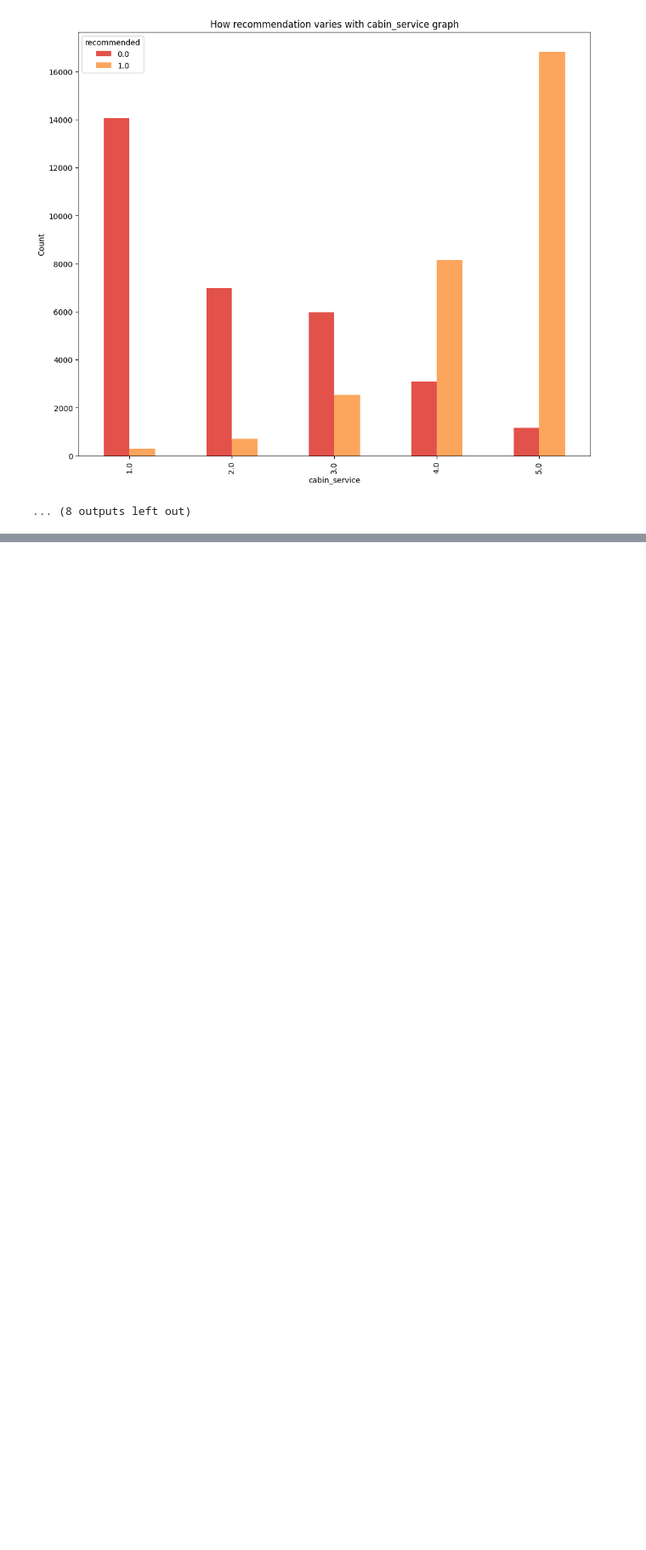
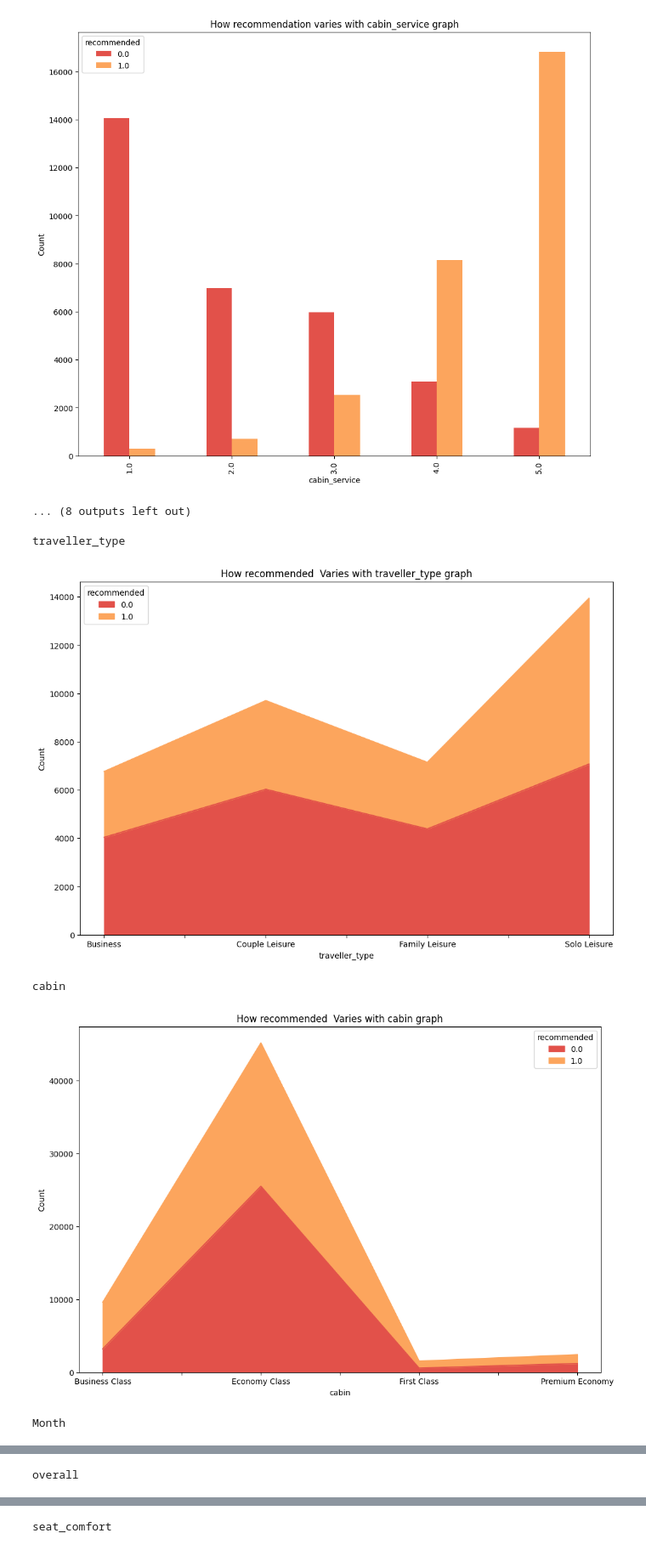
Before and after one commit to Tilak46-R/Airline-Referral-capstone-project-Classification, a Jupyter notebook: Airline_Referral_capstone_project_Classification.ipynb, the cells around one changed output, grey strips where cells are left out. Shown at 85% size. Drawn from its saved outputs; the diff is of its cells as text; code cells hidden in the pictures; blank space fills up the shorter version.

```diff
--- a/Airline_Referral_capstone_project_Classification.ipynb
+++ b/Airline_Referral_capstone_project_Classification.ipynb
@@ -533,3 +533,17 @@ seat_comfort
 cabin_service
 [figure]
 ... (8 outputs left out)
+# %%
+for feature in new_feature:
+  print(feature)
+  airline_data.groupby([feature])['recommended'].value_counts().unstack().plot(kind = 'area', figsize =(12,8))
+  plt.title(f'How recommended  Varies with {feature} graph')
+  plt.xlabel(feature)
+  plt.ylabel('Count')
+  plt.show()
+# %% [output]
+traveller_type
+[figure, added]
+cabin
+[figure, added]
+Month
@@ -535,0 +551 @@ cabin_service
+overall
@@ -535,0 +553 @@ cabin_service
+seat_comfort
```
Also changed, not shown: parts of 36 cells of this notebook.
